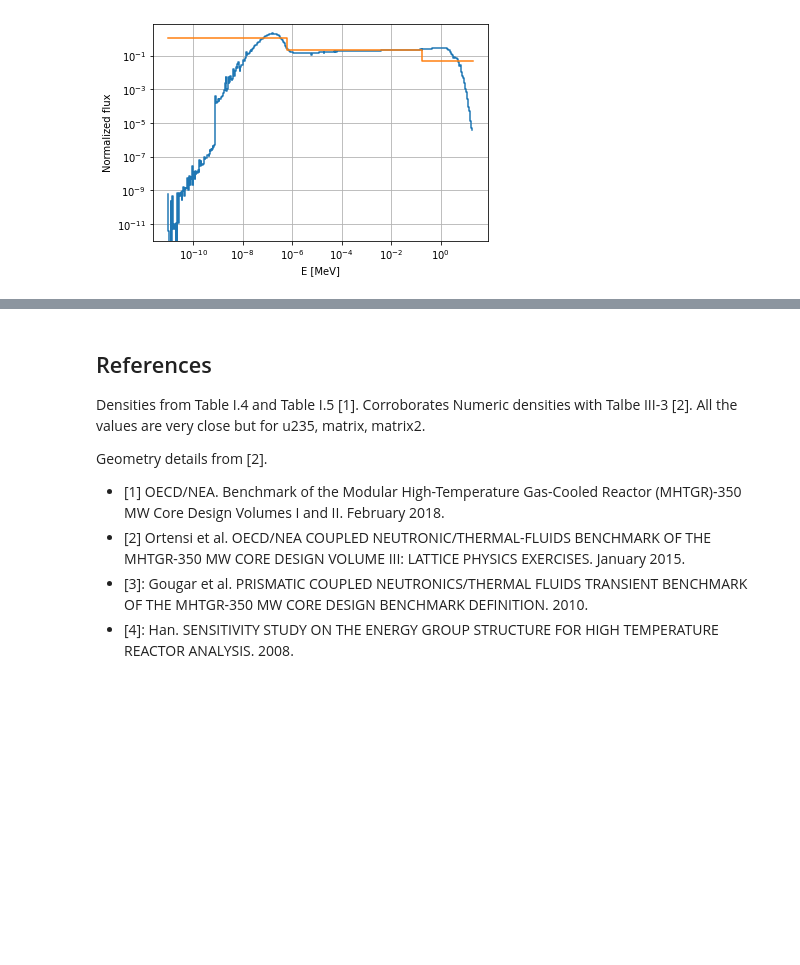
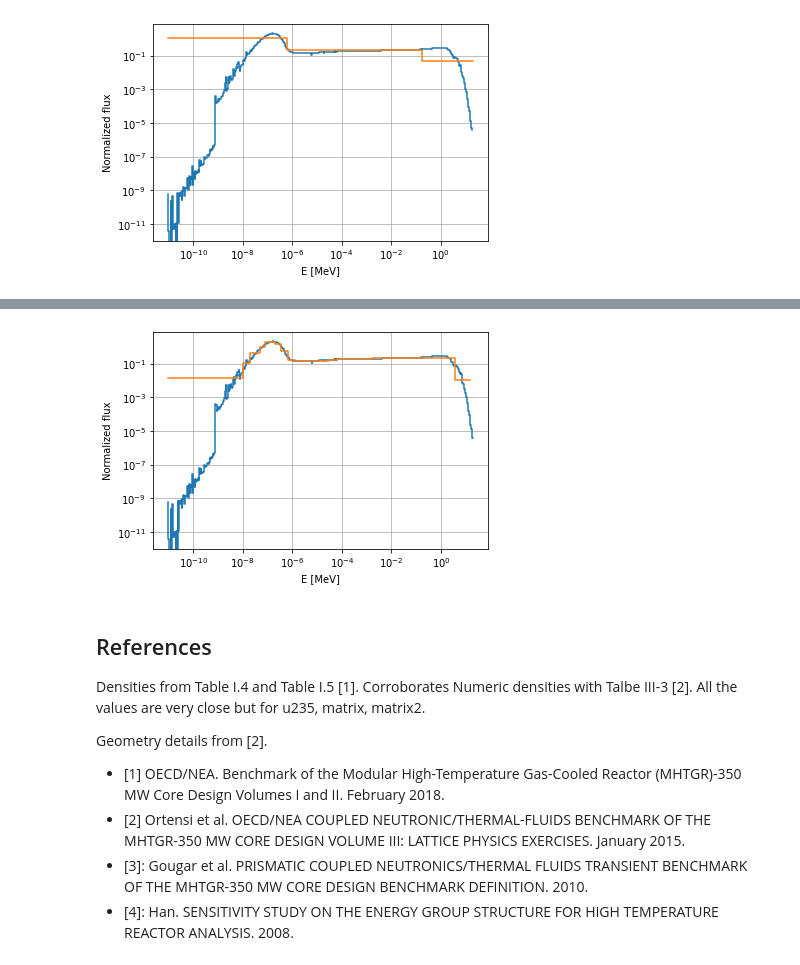
Before and after one commit to arfc/mhtgr350-benchmark, a Jupyter notebook: oecd/model.ipynb, the cells around one changed output, grey strips where cells are left out. Cells and saved outputs as stored; diff of their text form; code cells hidden in the pictures; blank space fills up the shorter version.

Commit message:
added energy group structure

```diff
--- a/oecd/model.ipynb
+++ b/oecd/model.ipynb
@@ -289,3 +281,98 @@ array([1.000e-11, 1.000e-08, 2.000e-08, 5.000e-08, 8.000e-08, 1.200e-07,
+# %%
+def reagroup(E, val, E0):
+    e = 1e-13
+    new_val = np.zeros(len(E0))
+    j = 0
+    for i in range(len(E)-1):
+        if j < len(E0)-2:
+            if E[i] >= E0[j]-e and E[i] < E0[j+1]+e:
+                new_val[j] += val[i]*(E[i+1]-E[i])/(E0[j+1]-E0[j])
+            else:
+                j += 1
+                continue
+        else:
+            if E[i] >= E0[j]-e:
+                new_val[j] += val[i]*(E[i+1]-E[i])/(E[-1]-E0[j])
+
+    # this adds an additional point in the very beginning
+    new_val = np.roll(new_val, 1)
+    new_val[0] = new_val[1]
+    E = E0
+    val = new_val
+    return E, val
+
+data = st.read('oecd-fullcore2G_det0.m', reader='det')
+det = data.detectors['EnergyDetector']
+val = det.tallies
+
+E = [line[0] for line in det.grids['E']]
+Emax = det.grids['E'][-1][1]
+
+dE = np.roll(E, -1) - E
+dE[-1] = Emax - E[-1]
+inte = sum(val*dE)
+val = val/inte
+
+plt.figure()
+plt.step(E, val)
+
+# 26G. Upper limits [eV] from Table 30 [3]
+E26 = [1.49E+07, 7.41E+06, 3.68E+06, 6.72E+05,
+       1.11E+05, 1.93E+04, 3355.00, 1585.00,
+       7.485E+02, 2.754E+02, 1.301E+02, 6.144E+01,
+       2.900E+01, 1.370E+01, 8.320E+00, 5.040E+00,
+       2.380E+00, 1.290E+00, 6.500E-01, 3.500E-01,
+       2.000E-01, 1.200E-01, 8.000E-02, 5.000E-02,
+       2.000E-02, 1.000E-02, 1e-5]
+E26.reverse()
+E26 = np.array(E26)/1e6  # MeV
+
+# 21 groups
+E21 = [1.49e+7, 3.68e+6, 1.11e+5, 1.93e+4, 1.585e+3, 7.485e+2, 2.754e+2, 1.301e+2, 6.144e+1, 2.9e+1, 1.37e+1, 8.32e0, 2.38e0, 1.29e0, 6.5e-1, 3.5e-1, 2.0e-1, 8.0e-2, 5.0e-2, 2.0e-2, 1.0e-2, 1.0e-5]
+E21.reverse()
+E21 = np.array(E21)/1e6  # MeV
+
+# 18 groups
+E18 = [1.49e+7, 3.68e+6, 1.11e+5, 1.93e+4, 1.585e+3, 7.485e+2, 2.754e+2, 1.301e+2, 2.9e+1, 1.37e+1, 8.32e0, 2.38e0, 6.5e-1, 2.0e-1, 8.0e-2, 5.0e-2, 2.0e-2, 1.0e-2, 1.0e-5]
+E18.reverse()
+E18 = np.array(E18)/1e6  # MeV
+
+# 15 groups
+E15 = [1.49e+7, 3.68e+6, 1.11e+5, 1.93e+4, 7.485e+2, 2.754e+2, 1.301e+2, 2.9e+1, 1.37e+1, 8.32e0, 2.38e0, 6.5e-1, 2.0e-1, 8.0e-2, 2.0e-2, 1.0e-5]
+E15.reverse()
+E15 = np.array(E15)/1e6  # MeV
+
+# 12 groups
+E12 = [1.49e+7, 3.68e+6, 1.11e+5, 1.93e+4, 7.485e+2, 2.754e+2, 1.301e+2, 1.37e+1, 8.32e0, 2.38e0, 6.5e-1, 2.0e-2, 1.0e-5]
+E12.reverse()
+E12 = np.array(E12)/1e6  # MeV
+
+# 9 groups
+E9 = [1.49e+7, 1.11e+5, 7.485e+2, 2.754e+2, 1.301e+2, 1.37e+1, 2.38e0, 6.5e-1, 2.0e-2, 1.0e-5]
+E9.reverse()
+E9 = np.array(E9)/1e6  # MeV
+
+# 6 groups
+E6 = [1.49e+07, 1.11e+05, 2.38e0, 6.5e-1, 2.0e-2, 1.0e-5]
+E6.reverse()
+E6 = np.array(E6)/1e6  # MeV
+
+# 3 groups
+E3 = [1.49e+07, 1.11e+05, 2.38e0, 1.0e-05]
+E3.reverse()
+E3 = np.array(E3)/1e6  # MeV
+
+E, val = reagroup(E, val, E21)
+plt.step(E, val)
+
+plt.xscale('log')
+plt.yscale('log')
+plt.xlabel('E [MeV]')
+plt.ylabel('Normalized flux')
+plt.grid(True)
+plt.show()
+# %% [output]
+[figure, added]
 # %% [markdown]
 ## References
 
```
Also changed, not shown: parts of 1 cell of this notebook.
